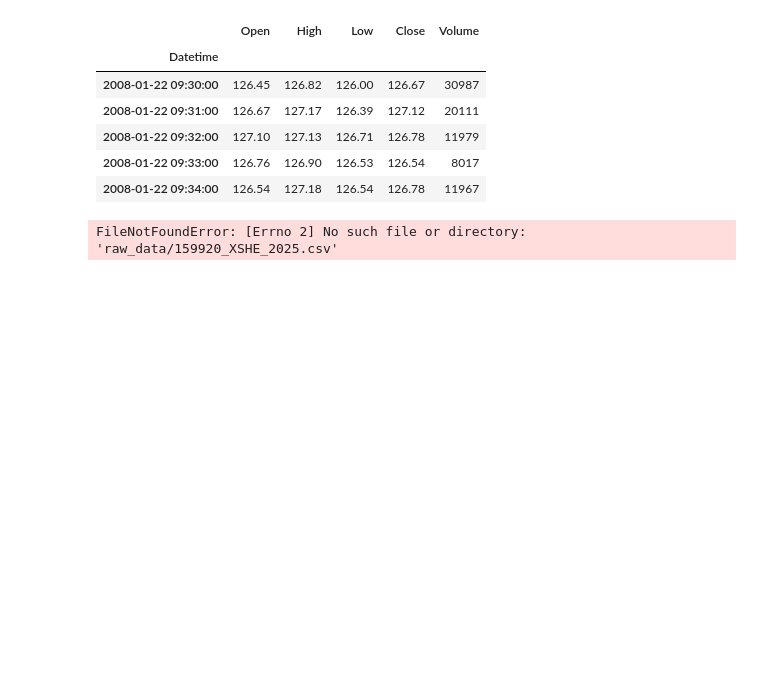
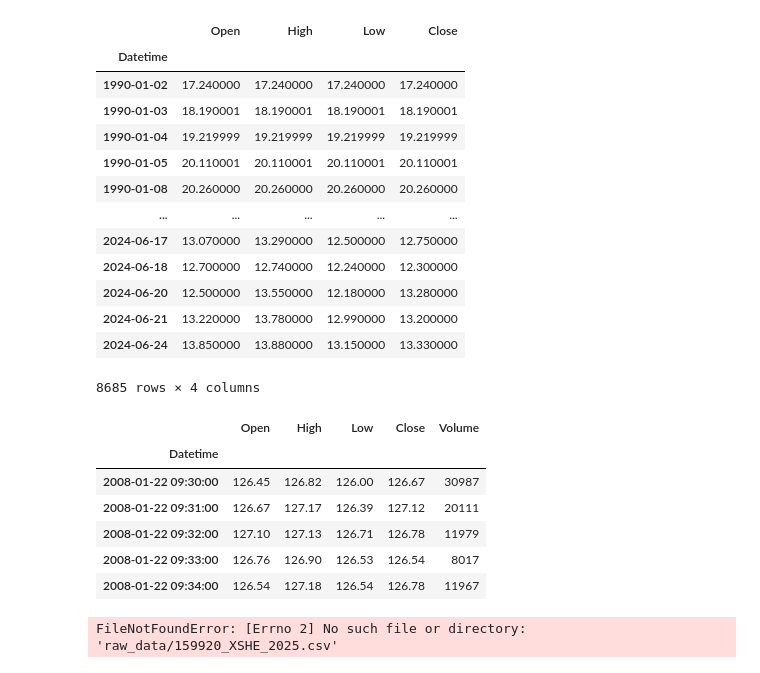
Before and after one commit to Seal1026/project_code, a Jupyter notebook: process_data.ipynb, the cells around one changed output. Saved outputs shown, nothing was run; the diff lists cells and outputs as text; code cells hidden in the pictures; blank space fills up the shorter version.

```diff
--- a/process_data.ipynb
+++ b/process_data.ipynb
@@ -34,6 +34,32 @@ def load_process_yf_data():
     df.index = df.index + pd.Timedelta(hours=-5)
 
     return df
+
+def load_process_vix():
+    df_vix = pd.read_csv("raw_data/vix_daily.csv")
+    df_vix["Datetime"] = pd.to_datetime(df_vix["date"])
+    df_vix = df_vix.set_index("Datetime")
+    df_vix = df_vix.drop(columns=["date"])
+    df_vix.columns = ["Open","High","Low","Close"]
+    df_vix.to_csv("processed_data/prc_vix_daily_1990-2024.csv")
+    return df_vix
+# %%
+load_process_vix()
+# %% [output]
+|  | Open | High | Low | Close |
+| Datetime |  |  |  |  |
+| 1990-01-02 | 17.240000 | 17.240000 | 17.240000 | 17.240000 |
+| 1990-01-03 | 18.190001 | 18.190001 | 18.190001 | 18.190001 |
+| 1990-01-04 | 19.219999 | 19.219999 | 19.219999 | 19.219999 |
+| 1990-01-05 | 20.110001 | 20.110001 | 20.110001 | 20.110001 |
+| 1990-01-08 | 20.260000 | 20.260000 | 20.260000 | 20.260000 |
+| ... | ... | ... | ... | ... |
+| 2024-06-17 | 13.070000 | 13.290000 | 12.500000 | 12.750000 |
+| 2024-06-18 | 12.700000 | 12.740000 | 12.240000 | 12.300000 |
+| 2024-06-20 | 12.500000 | 13.550000 | 12.180000 | 13.280000 |
+| 2024-06-21 | 13.220000 | 13.780000 | 12.990000 | 13.200000 |
+| 2024-06-24 | 13.850000 | 13.880000 | 13.150000 | 13.330000 |
+8685 rows × 4 columns
 # %%
 #处理SPY数据
 df_raw = load_process_data("raw_data/1_min_SPY_2008-2021.csv")
```
Also changed, not shown: 5 other files.
